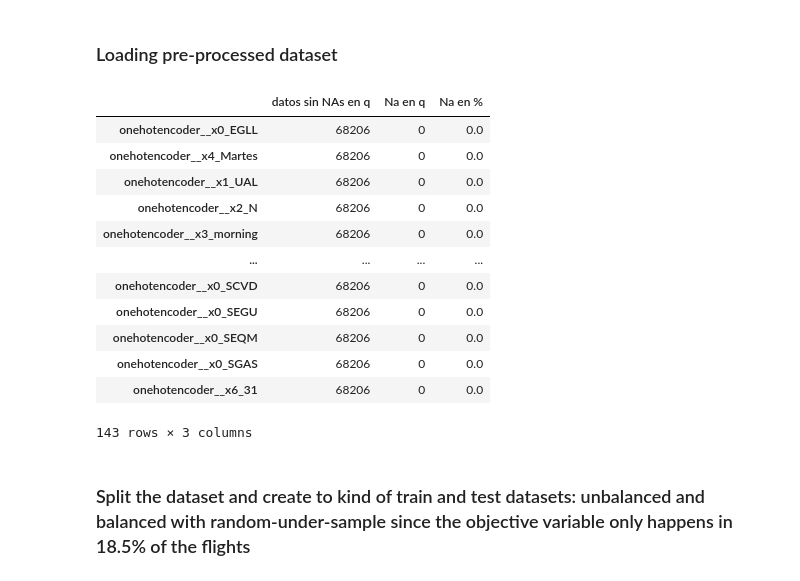
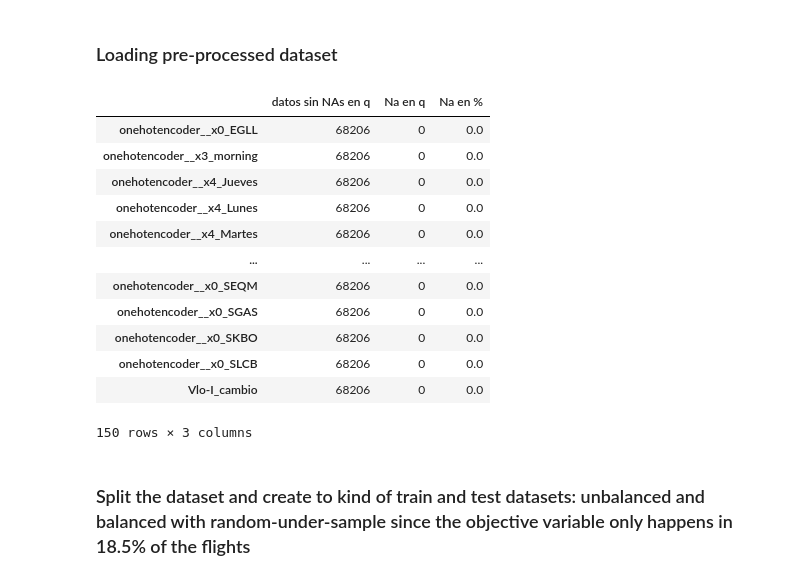
Before and after one commit to iair/flight_delays_challenge, a Jupyter notebook: notebooks/training_dummies.ipynb, the cells around one changed output. Saved outputs shown, nothing was run; the diff lists cells and outputs as text; code cells hidden in the pictures.

```diff
--- a/notebooks/training_dummies.ipynb
+++ b/notebooks/training_dummies.ipynb
@@ -69,26 +69,26 @@ os.getcwd()
 # %% [markdown]
 ### Loading pre-processed dataset
 # %%
-path = os.getcwd() + '/data/interim/model_data.csv'
+path = os.getcwd() + '/data/interim/model_data_ohe.csv'
 df = pd.read_csv(path, sep=',')
 X = df.copy()
 y = X.atraso_15
 X.drop('atraso_15', axis=1, inplace=True)
 get_na(X)
 # %% [output]
 |  | datos sin NAs en q | Na en q | Na en % |
 | onehotencoder__x0_EGLL | 68206 | 0 | 0.0 |
+| onehotencoder__x3_morning | 68206 | 0 | 0.0 |
+| onehotencoder__x4_Jueves | 68206 | 0 | 0.0 |
+| onehotencoder__x4_Lunes | 68206 | 0 | 0.0 |
 | onehotencoder__x4_Martes | 68206 | 0 | 0.0 |
-| onehotencoder__x1_UAL | 68206 | 0 | 0.0 |
-| onehotencoder__x2_N | 68206 | 0 | 0.0 |
-| onehotencoder__x3_morning | 68206 | 0 | 0.0 |
 | ... | ... | ... | ... |
-| onehotencoder__x0_SCVD | 68206 | 0 | 0.0 |
-| onehotencoder__x0_SEGU | 68206 | 0 | 0.0 |
 | onehotencoder__x0_SEQM | 68206 | 0 | 0.0 |
 | onehotencoder__x0_SGAS | 68206 | 0 | 0.0 |
-| onehotencoder__x6_31 | 68206 | 0 | 0.0 |
+| onehotencoder__x0_SKBO | 68206 | 0 | 0.0 |
+| onehotencoder__x0_SLCB | 68206 | 0 | 0.0 |
+| Vlo-I_cambio | 68206 | 0 | 0.0 |
-143 rows × 3 columns
+150 rows × 3 columns
 # %% [markdown]
 ### Split the dataset and create to kind of train and test datasets: unbalanced and balanced with random-under-sample since the objective variable only happens in  18.5% of the flights
 # %%
```
Also changed, not shown: parts of 9 cells of this notebook, 7 other files.
